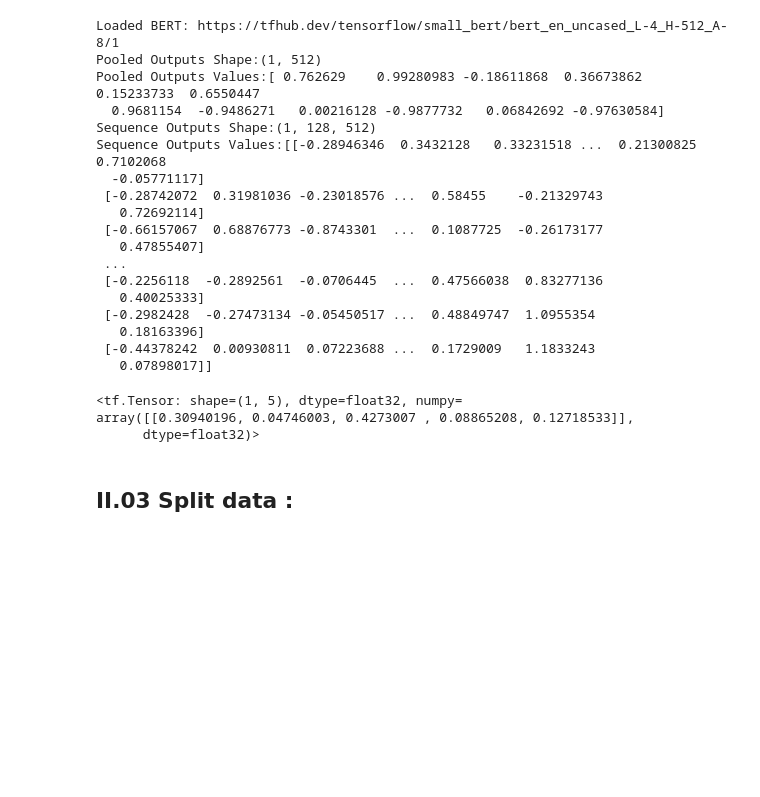
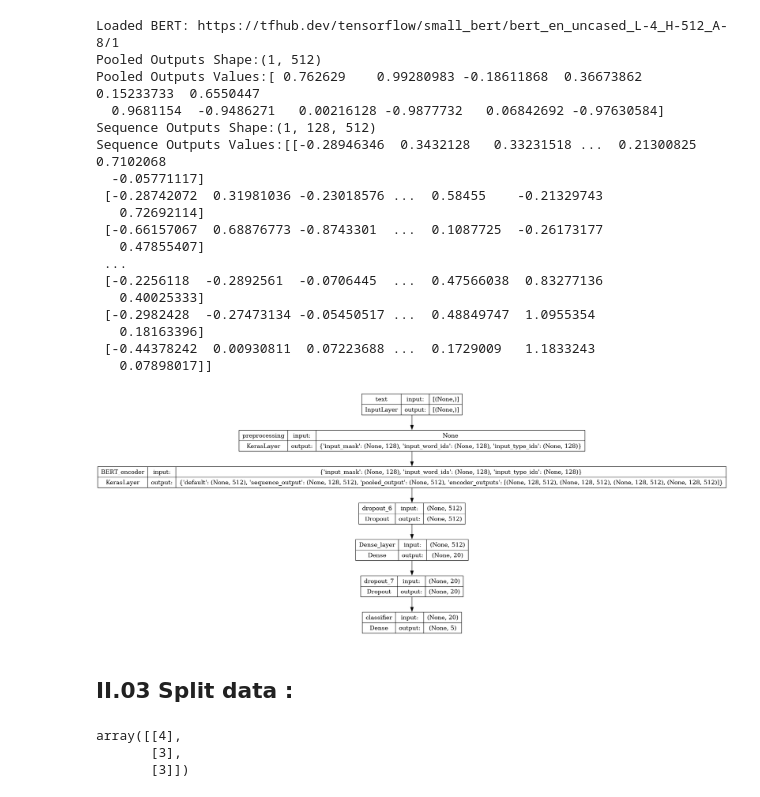
Before and after one commit to Ox03bb/Sentiment_Analysis, a Jupyter notebook: src/Bert_Emojify.ipynb, the cells around one changed output. Saved outputs shown, nothing was run; the diff lists cells and outputs as text; code cells hidden in the pictures; blank space fills up the shorter version.

Commit message:
Kaggle Notebook | Bert_Emojify | Version 2

```diff
--- a/src/Bert_Emojify.ipynb
+++ b/src/Bert_Emojify.ipynb
@@ -331,7 +339,7 @@ def build_model():
     net = outputs['pooled_output']
 
     net = tf.keras.layers.Dropout(0.1)(net)
-    net = tf.keras.layers.Dense(10, activation="relu", name='Dense_layer')(net)
+    net = tf.keras.layers.Dense(20, activation="relu", name='Dense_layer')(net)
     net = tf.keras.layers.Dropout(0.1)(net)
     net = tf.keras.layers.Dense(5, activation="softmax", name='classifier')(net)
     return tf.keras.Model(text_input, net)
@@ -342,6 +346,5 @@ bert_raw_result = my_model(tf.constant(text_test))
-# %%
-bert_raw_result
-# %% [output]
-<tf.Tensor: shape=(1, 5), dtype=float32, numpy=
-array([[0.30940196, 0.04746003, 0.4273007 , 0.08865208, 0.12718533]],
-      dtype=float32)>
+# %%
+my_model = build_model()
+tf.keras.utils.plot_model(my_model, show_shapes=True)
+# %% [output]
+[figure, added]
@@ -348,7 +358,11 @@ array([[0.30940196, 0.04746003, 0.4273007 , 0.08865208, 0.12718533]],
 # %% [markdown]
 ## II.03 Split data :
 # %%
-np.array(data["emoji"]).reshape(183,1 )
+np.array(data["emoji"]).reshape(183,1 )[:3]
+# %% [output]
+array([[4],
+       [3],
+       [3]])
 # %%
 OHE = OneHotEncoder()
 y = OHE.fit_transform(np.array(data["emoji"]).reshape(183,1)).toarray()
```
Also changed, not shown: parts of 34 cells of this notebook.
